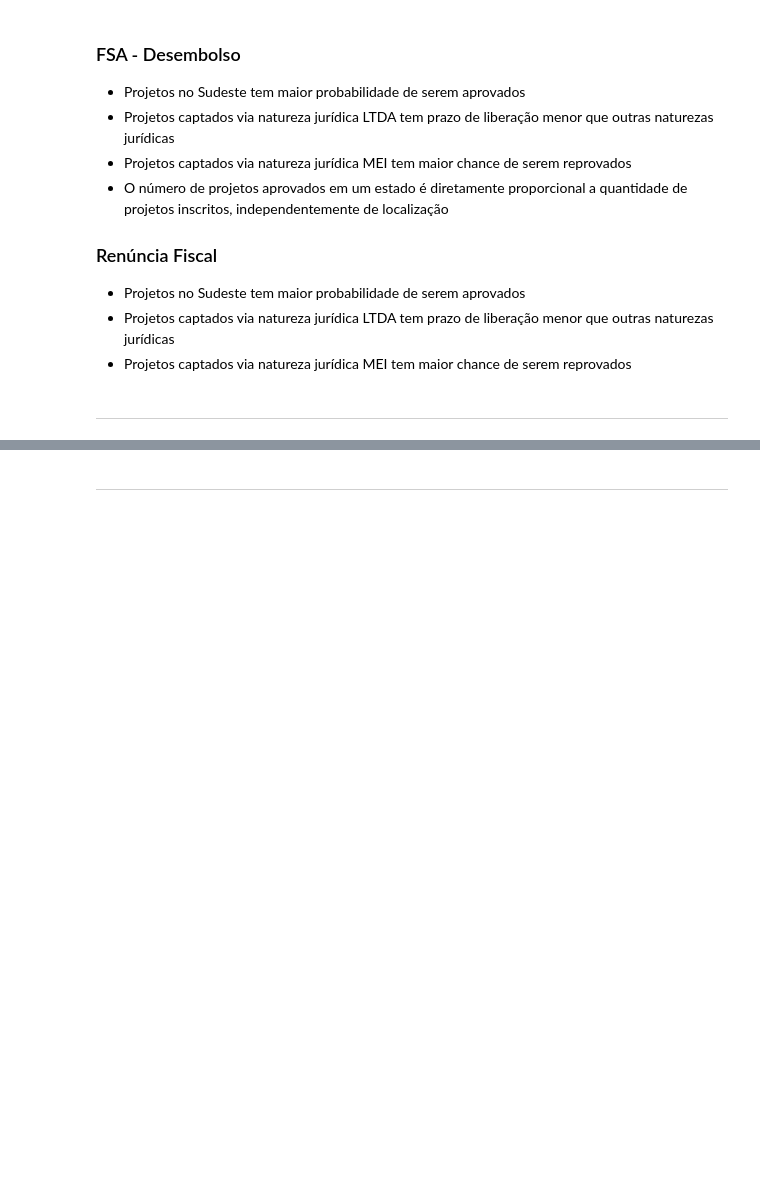
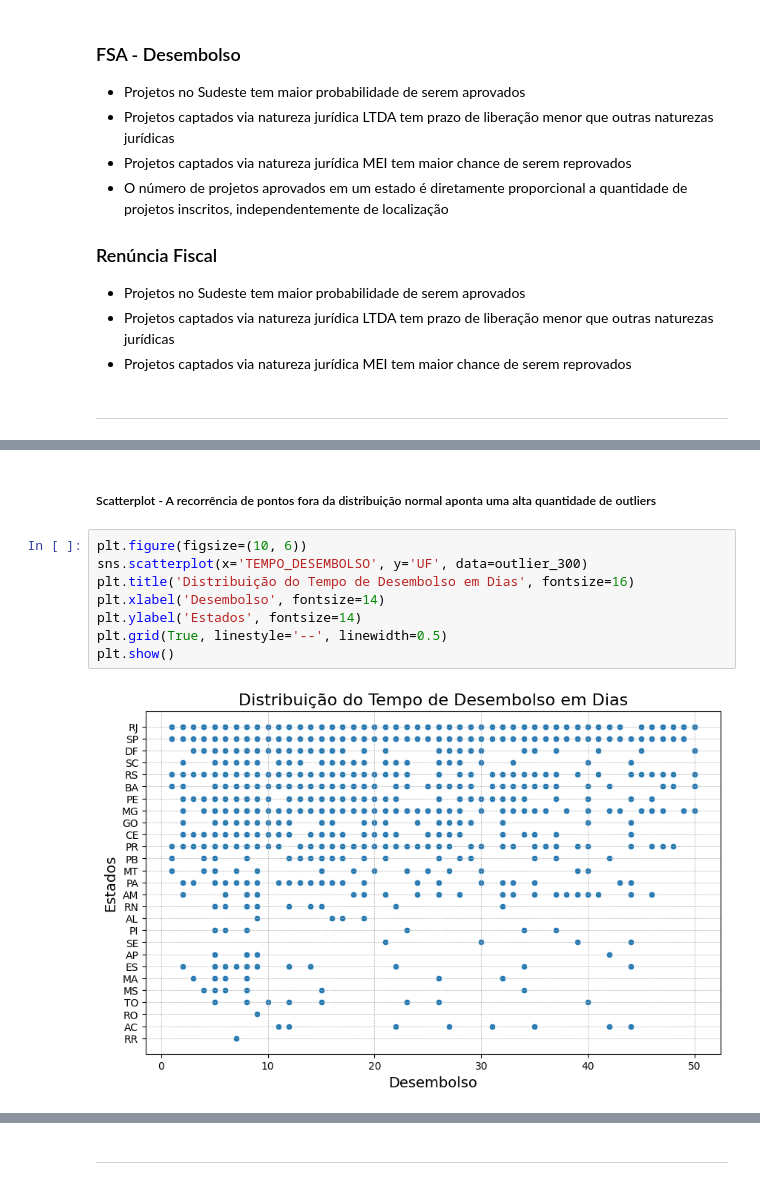
Before and after one commit to fonsecadados/AgenciaNacionalDoCinema_ANCINE, a Jupyter notebook: ANCINE_DesafiosEOportunidades.ipynb, the cells around one changed output, grey strips where cells are left out. Saved outputs shown, nothing was run; the diff lists cells and outputs as text; blank space fills up the shorter version.

```diff
--- a/ANCINE_DesafiosEOportunidades.ipynb
+++ b/ANCINE_DesafiosEOportunidades.ipynb
@@ -1339,0 +1373,12 @@ stats_tempo_desembolso('Nordeste', 100)
+# %% [markdown]
+##### Scatterplot - A recorrência de pontos fora da distribuição normal aponta uma alta quantidade de outliers
+# %%
+plt.figure(figsize=(10, 6))
+sns.scatterplot(x='TEMPO_DESEMBOLSO', y='UF', data=outlier_300)
+plt.title('Distribuição do Tempo de Desembolso em Dias', fontsize=16)
+plt.xlabel('Desembolso', fontsize=14)
+plt.ylabel('Estados', fontsize=14)
+plt.grid(True, linestyle='--', linewidth=0.5)
+plt.show()
+# %% [output]
+[figure, added]
```
Also changed, not shown: parts of 34 cells of this notebook.
